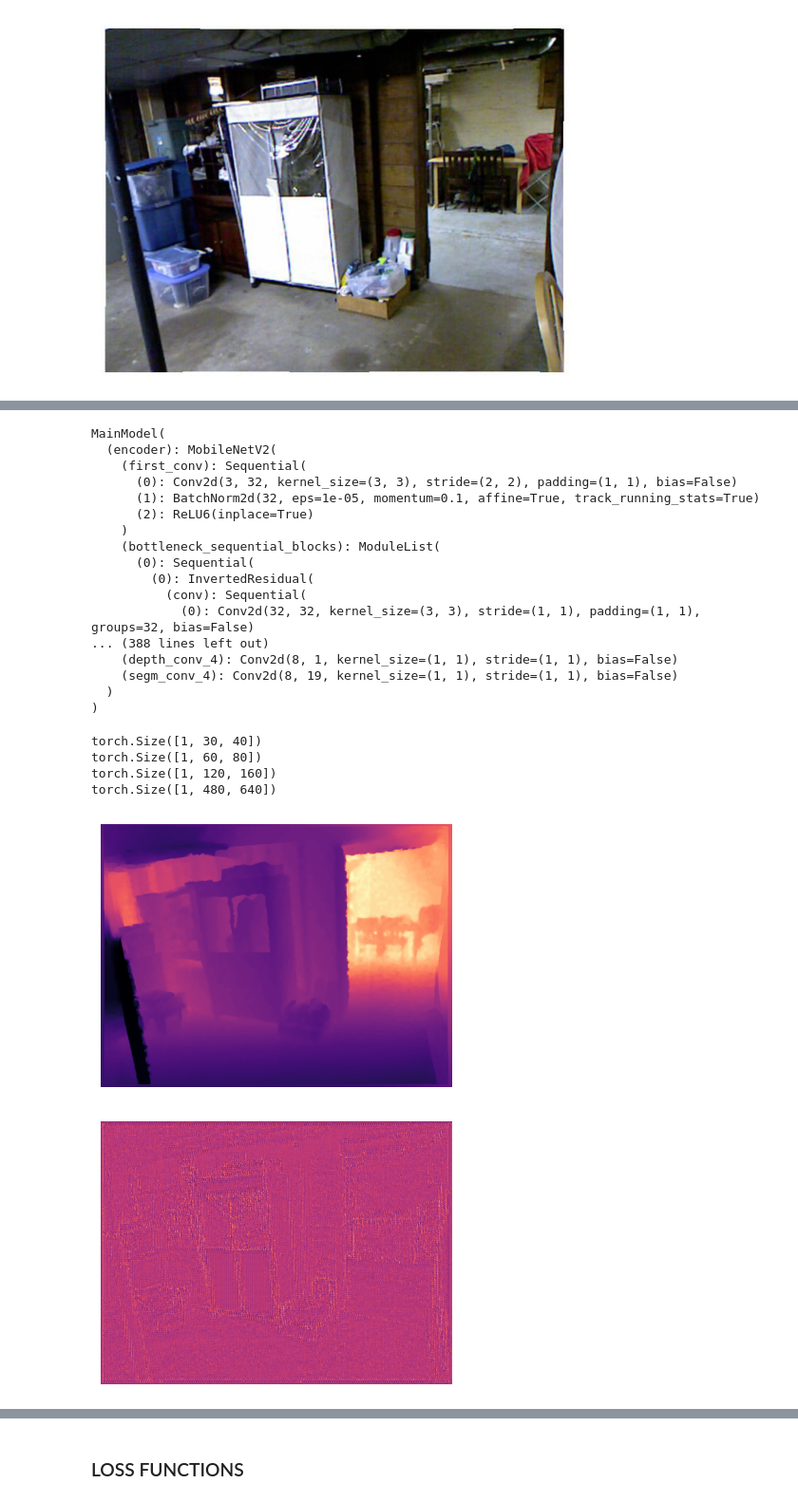
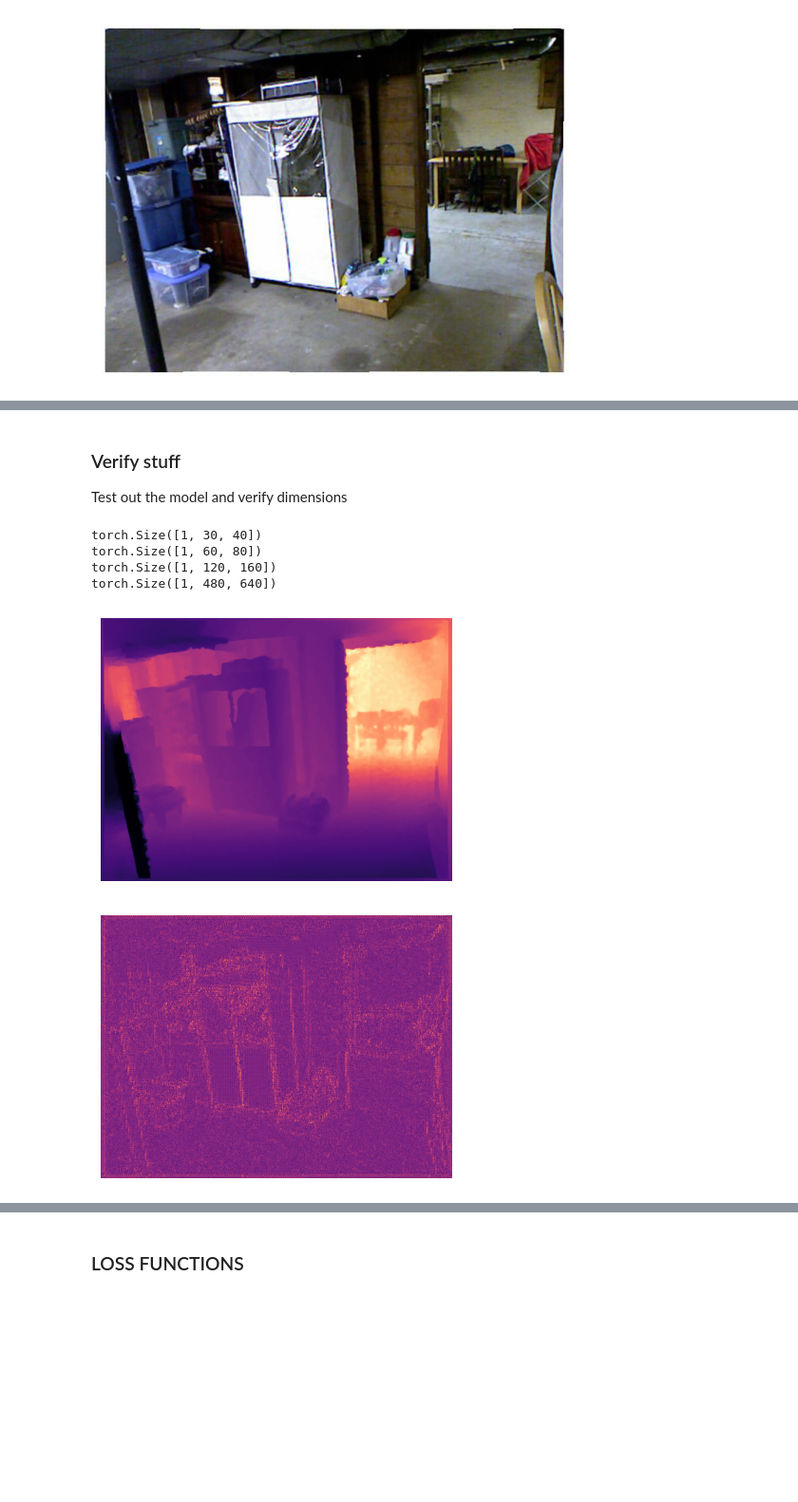
Before and after one commit to Utsab-2010/Depth-Estimation-Task, a Jupyter notebook: mobilenetv2/test_v3.ipynb, the cells around one changed output, grey strips where cells are left out. Shown at 95% size. Cells and saved outputs as stored; diff of their text form; code cells hidden in the pictures; blank space fills up the shorter version.

```diff
--- a/mobilenetv2/test_v3.ipynb
+++ b/mobilenetv2/test_v3.ipynb
@@ -83,35 +106,15 @@ device = torch.device('cuda' if torch.cuda.is_available() else 'cpu')
 # Load image
 img_path = '../nyu_data/data/nyu2_train/basement_0001a_out/1.jpg'
 img = Image.open(img_path).convert('RGB')
-
 # Display the image
 plt.imshow(img)
 plt.axis('off')
 plt.show()
-# Define transforms matching training input requirements
-# input_size = 224  # or your chosen input size
-transform = transforms.Compose([
-    # transforms.Resize(input_size),
-    # transforms.CenterCrop(input_size),
-    transforms.ToTensor() #,
-    # transforms.Normalize(mean=[0.485, 0.456, 0.406],  # ImageNet means
-                        #  std=[0.229, 0.224, 0.225])   # ImageNet stds
-])
 
-# Apply transforms
-img_tensor = transform(img).unsqueeze(0)  # add batch dimension
+img_tensor = transforms.ToTensor()(img).unsqueeze(0)  # add batch dimension
 
 # Move to GPU if available
 device = torch.device('cuda' if torch.cuda.is_available() else 'cpu')
 img_tensor = img_tensor.to(device)
-
-
-# mnet.eval()
-# mnet = mnet.to(device)
-# # Forward pass
-# with torch.no_grad():
-#   output = mnet(img_tensor)
-
-# print(output)  # raw model outputs (logits)
 # %% [output]
 [figure]
@@ -199,8 +195,8 @@ class Decoder(nn.Module):
             pixel(2),
             # nn.GroupNorm(8,80),
             bottleneck(80, 24, stride=1, expand_ratio=1),
-            bottleneck(24, 24, stride=1, expand_ratio=6),
-            bottleneck(24, 24, stride=1, expand_ratio=6),
+            bottleneck(24, 24, stride=1, expand_ratio=8),
+            bottleneck(24, 24, stride=1, expand_ratio=8),
             bottleneck(24, 24, stride=1, expand_ratio=6)
         )
         self.depth_conv_1 = nn.Conv2d(24, 1,kernel_size=1,bias=False)
@@ -210,7 +206,7 @@ class Decoder(nn.Module):
             pixel(2),
             # nn.GroupNorm(6,30),
             bottleneck(30, 16, stride=1, expand_ratio=3),
-            bottleneck(16, 16, stride=1, expand_ratio=6),
+            bottleneck(16, 16, stride=1, expand_ratio=8),
             bottleneck(16, 16, stride=1, expand_ratio=6)
         )
         self.depth_conv_2 = nn.Conv2d(16, 1,kernel_size=1,bias=False)
@@ -220,9 +216,9 @@ class Decoder(nn.Module):
         self.layer3 = nn.Sequential(
             pixel(2),
             # nn.GroupNorm(4,12),
-            bottleneck(12, 8, stride=1, expand_ratio=6),
-            bottleneck(8, 8, stride=1, expand_ratio=6),
-            bottleneck(8, 8, stride=1, expand_ratio=6)
+            bottleneck(12, 8, stride=1, expand_ratio=8),
+            bottleneck(8, 8, stride=1, expand_ratio=8),
+            bottleneck(8, 8, stride=1, expand_ratio=8)
         )
         self.depth_conv_3 = nn.Conv2d(8, 1,kernel_size=1,bias=False)
         self.segm_conv_3 = nn.Conv2d(8, 19, kernel_size=1,bias=False)
@@ -284,20 +297,0 @@ Initializing weights...
-# %%
-model.to(device)
-# %% [output]
-MainModel(
-  (encoder): MobileNetV2(
-    (first_conv): Sequential(
-      (0): Conv2d(3, 32, kernel_size=(3, 3), stride=(2, 2), padding=(1, 1), bias=False)
-      (1): BatchNorm2d(32, eps=1e-05, momentum=0.1, affine=True, track_running_stats=True)
-      (2): ReLU6(inplace=True)
-    )
-    (bottleneck_sequential_blocks): ModuleList(
-      (0): Sequential(
-        (0): InvertedResidual(
-          (conv): Sequential(
-            (0): Conv2d(32, 32, kernel_size=(3, 3), stride=(1, 1), padding=(1, 1), groups=32, bias=False)
-... (388 lines left out)
-    (depth_conv_4): Conv2d(8, 1, kernel_size=(1, 1), stride=(1, 1), bias=False)
-    (segm_conv_4): Conv2d(8, 19, kernel_size=(1, 1), stride=(1, 1), bias=False)
-  )
-)
@@ -331,3 +298,7 @@ def depth_to_display(depth_1x1HW: torch.Tensor, cmap='magma'):
+# %% [markdown]
+### Verify stuff
+
+Test out the model and verify dimensions
 # %%
 dec_out = model(img_tensor)
 # %%
@@ -341,11 +312,11 @@ torch.Size([1, 480, 640])
 # %%
 depth_path = '../nyu_data/data/nyu2_train/basement_0001a_out/1.png'
 gt_depth = Image.open(depth_path)
-depth_tensor = transform(gt_depth).unsqueeze(0)  # add batch dimension
+depth_tensor = transforms.ToTensor()(gt_depth).unsqueeze(0)  # add batch dimension
 depth_tensor = depth_tensor.to(device)
 # plt.imshow(gt_depth)
 depth_to_display(depth_tensor)  # (1,1,H,W)
 depth_to_display(dec_out[3])  # (1,1,H,W)
 # %% [output]
 [figure]
-[figure, old version]
+[figure, new version]
```
Also changed, not shown: parts of 28 cells of this notebook.
